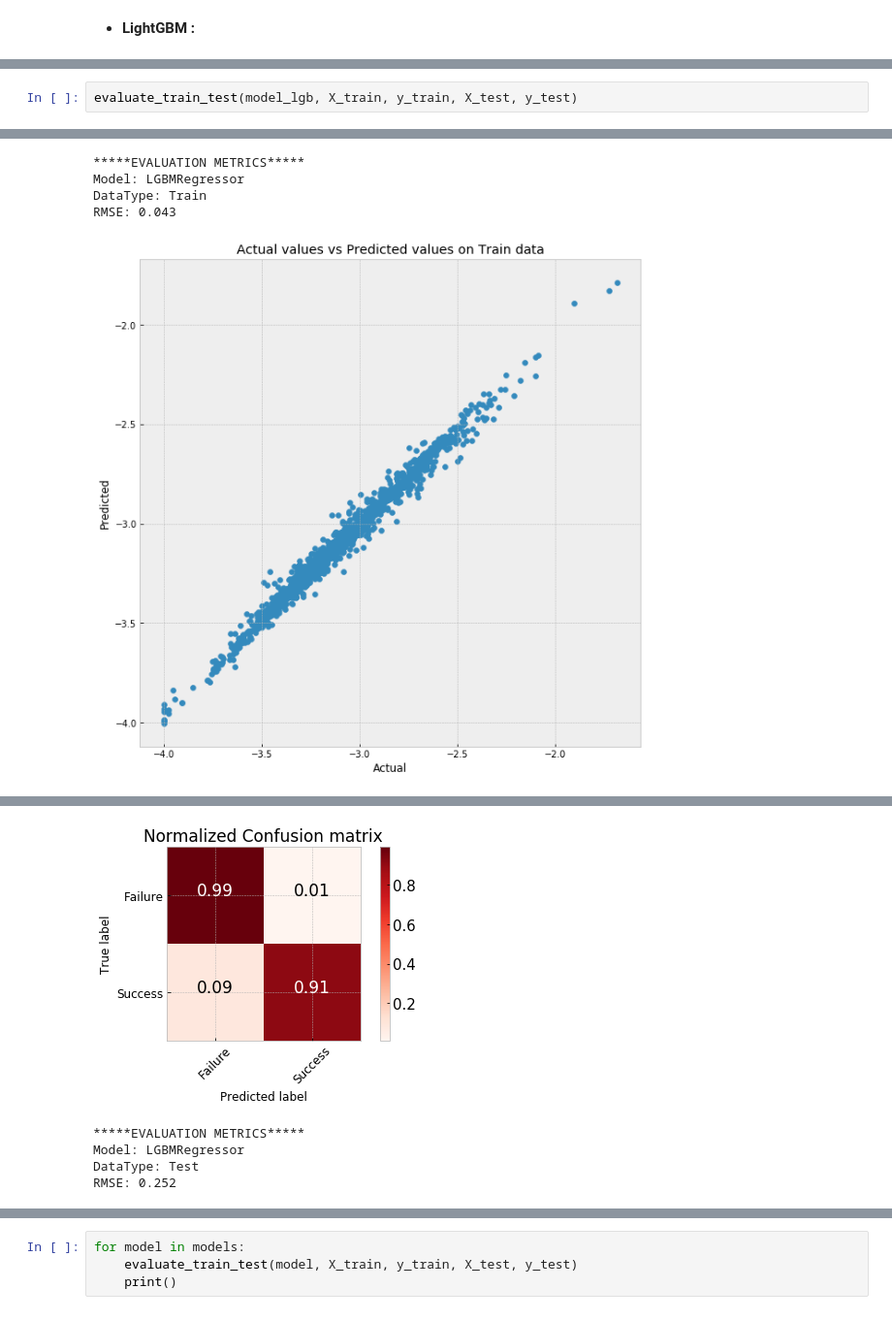
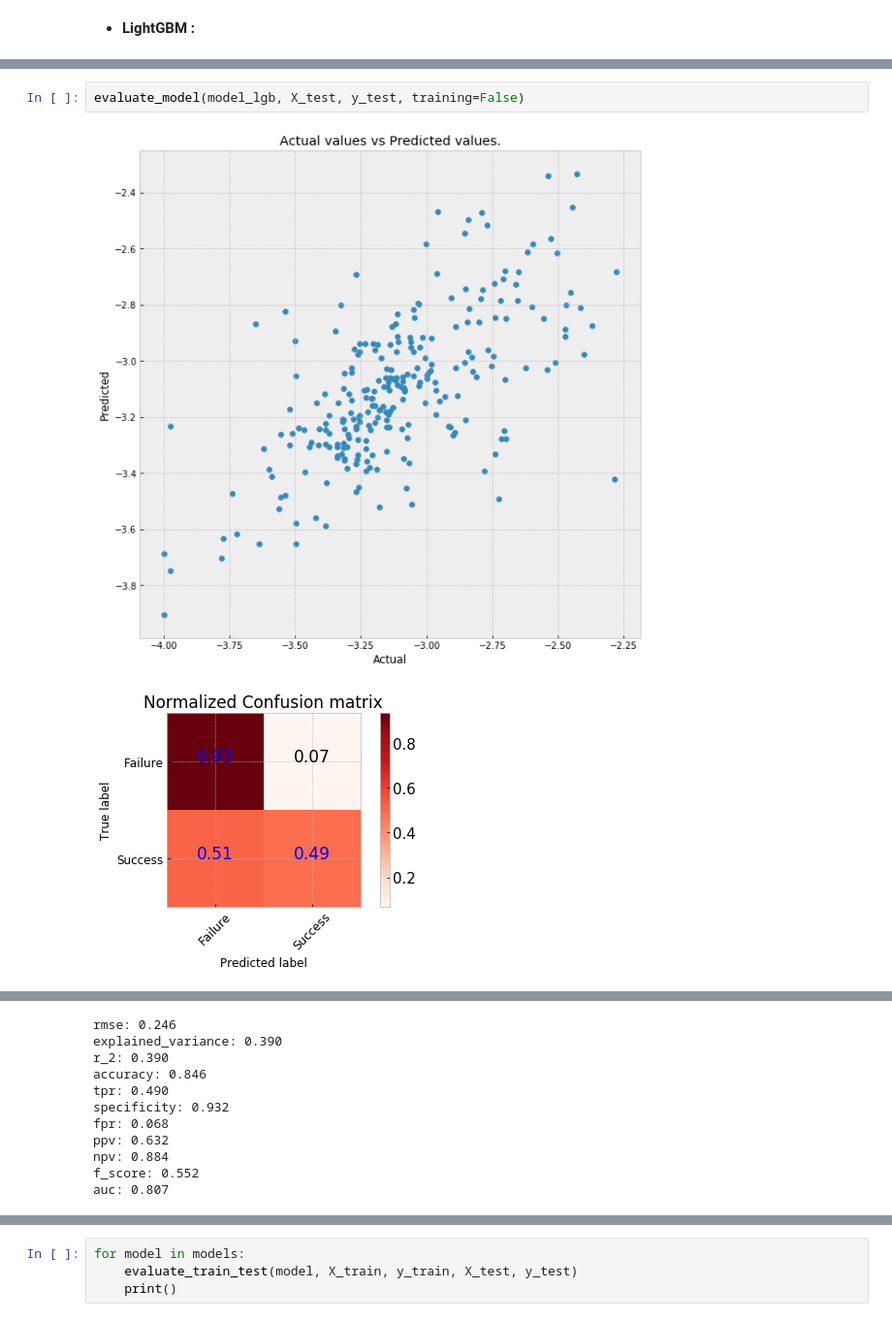
Before and after one commit to razmikmelikbekyan/market_share_prediction, a Jupyter notebook: MODELING.ipynb, the cells around one changed output, grey strips where cells are left out. Shown: that part at 97% size. Saved outputs shown, nothing was run; the diff lists cells and outputs as text.

```diff
--- a/MODELING.ipynb
+++ b/MODELING.ipynb
@@ -266,3 +609,5 @@ LGBM score: 0.2537 (0.0090)
 # %%
-evaluate_train_test(model_lgb, X_train, y_train, X_test, y_test)
+evaluate_model(model_lgb, X_test, y_test, training=False)
 # %% [output]
+[figure, new version]
+[figure, new version]
@@ -269,5 +615,11 @@ evaluate_train_test(model_lgb, X_train, y_train, X_test, y_test)
-*****EVALUATION METRICS*****
-Model: LGBMRegressor
-DataType: Train
-RMSE: 0.043
+rmse: 0.246
+explained_variance: 0.390
+r_2: 0.390
+accuracy: 0.846
+tpr: 0.490
+specificity: 0.932
+fpr: 0.068
+ppv: 0.632
+npv: 0.884
+f_score: 0.552
+auc: 0.807
-[figure, old version]
@@ -282,5 +636,0 @@ F Score:        0.933 (The weighted average of recall and precision.)
-[figure, old version]
-*****EVALUATION METRICS*****
-Model: LGBMRegressor
-DataType: Test
-RMSE: 0.252
```
Also changed, not shown: parts of 40 cells of this notebook, 3 other files.
